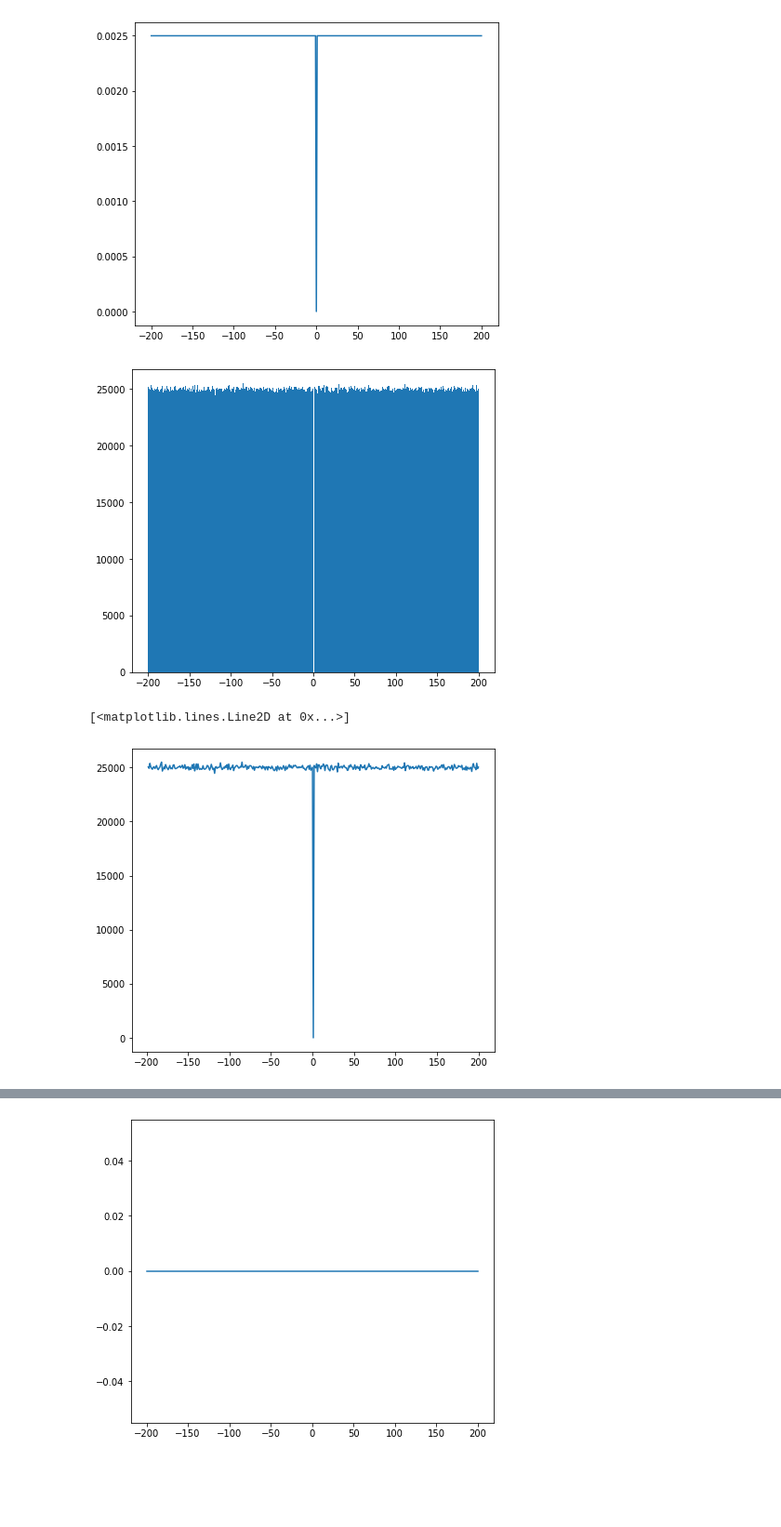
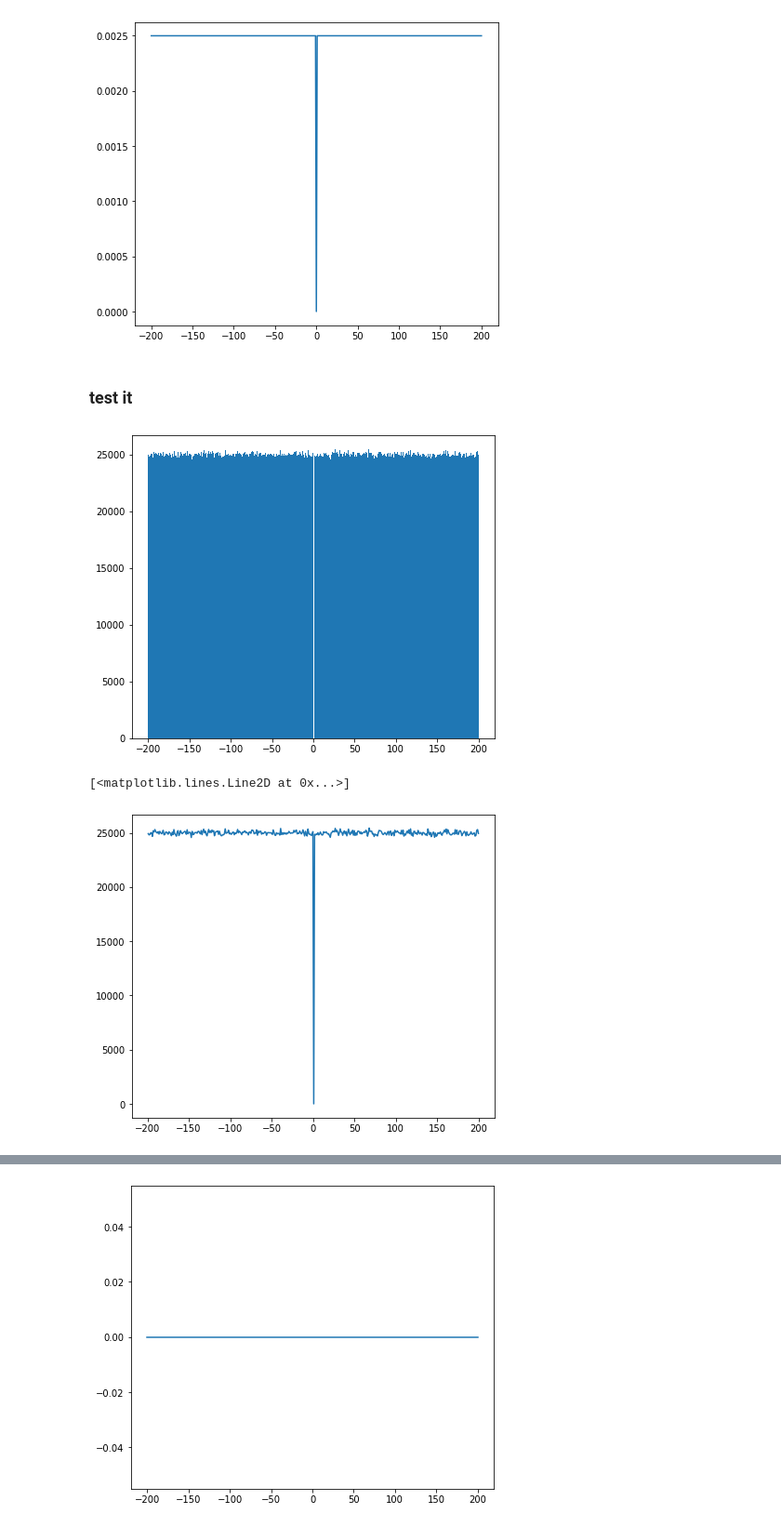
Before and after one commit to ubsuny/g2-coral, a Jupyter notebook: mc_simulation/simu_tfd.ipynb, the cells around one changed output, grey strips where cells are left out. Shown at 93% size. Saved outputs shown, nothing was run; the diff lists cells and outputs as text; code cells hidden in the pictures; blank space fills up the shorter version.

```diff
--- a/mc_simulation/simu_tfd.ipynb
+++ b/mc_simulation/simu_tfd.ipynb
@@ -45,7 +46,7 @@ sps_dist = tfd.MixtureSameFamily(
 
     components_distribution =
     #tfd.Uniform(low=[min(bin_array),-1,1],high=[-1,1,max(bin_array)])
-    tfd.Uniform(low=[min(bin_array),0.2,1],high=[0,0.1,max(bin_array)+1])
+    tfd.Uniform(low=[min(bin_array),10000.,1],high=[0,10000.,max(bin_array)+1])
                        )
 
 sps_prob = sps_dist.prob(bin_array+0.1)
@@ -55,6 +56,8 @@ plt.plot(bin_array,sps_prob)
 plt.show()
 # %% [output]
 [figure]
+# %% [markdown]
+### test it
 # %%
 counts = 10e6
 #samples = tf.cast(sps_dist.sample(counts),dtype=int32)
@@ -64,10 +67,10 @@ plt.figure(figsize(7,6))
 histoinfo=plt.hist(samples.numpy(), bins=np.ndarray.tolist(bin_array.numpy()) )   #np.ndarray.tolist(bin_array.numpy()) )
 #plt.xlim(-5,5)
 # %% [output]
-[figure, old version]
+[figure, new version]
 # %%
-plt.plot(histoinfo[1][2:],histoinfo[0][1:])
+plt.plot(histoinfo[1][1:],histoinfo[0][0:])
 #plt.xlim(-2,3)
 # %% [output]
 [<matplotlib.lines.Line2D at 0x...>]
-[figure, old version]
+[figure, new version]
```
Also changed, not shown: parts of 23 cells of this notebook.
